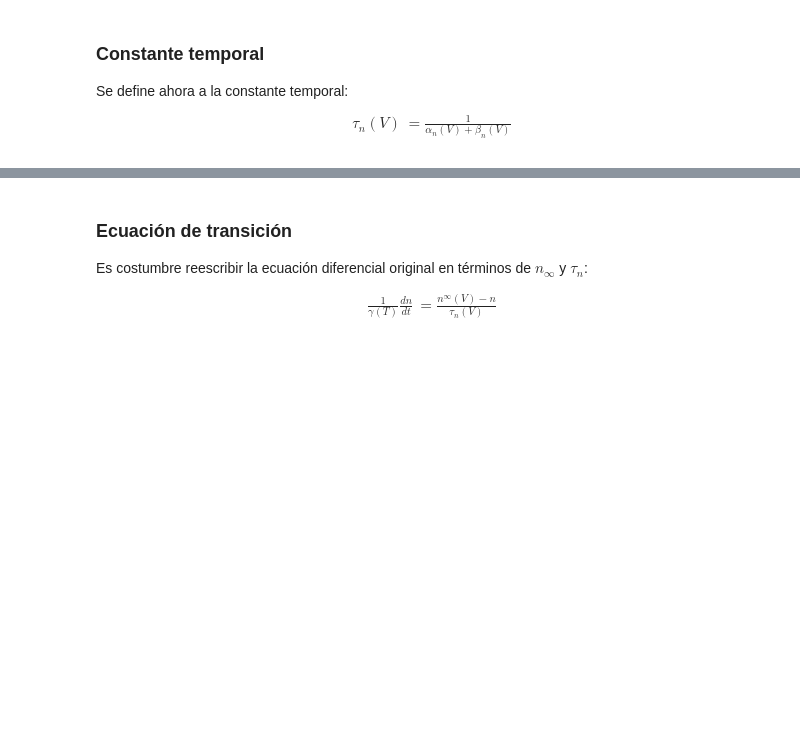
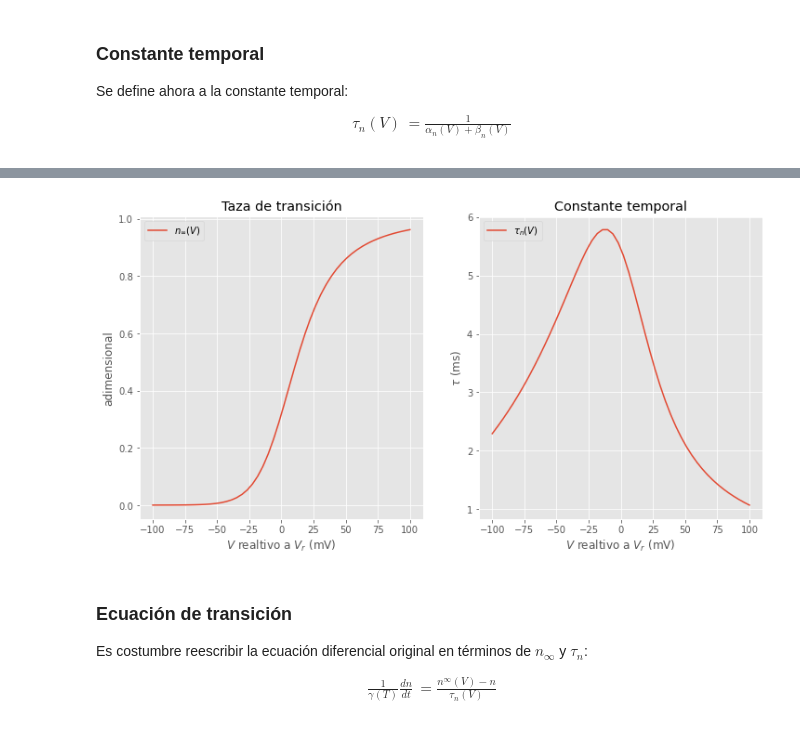
Before and after one commit to VMijangos/Redes_Neuronales, a Jupyter notebook: Notebooks/00 Modelo de Hudgkin-Huxley/Modelo de una compuerta.ipynb, the cells around one changed output, grey strips where cells are left out. Saved outputs shown, nothing was run; the diff lists cells and outputs as text; code cells hidden in the pictures; blank space fills up the shorter version.

```diff
--- a/Notebooks/00 Modelo de Hudgkin-Huxley/Modelo de una compuerta.ipynb
+++ b/Notebooks/00 Modelo de Hudgkin-Huxley/Modelo de una compuerta.ipynb
@@ -44,3 +49,39 @@ Se define ahora a la constante temporal:
+# %%
+def n_inf(alfa, beta):
+    """
+    Probabilidad de que una compuerta esté abierta.
+    """
+    return alfa / (alfa + beta)
+
+def tau_inf(alfa, beta):
+    """
+    Constante temporal.
+    """
+    return 1/(alfa + beta)
+# %%
+def plotParameters():
+    """
+    Grafica alfa y beta como función del voltaje.
+    """
+    fig, axes = plt.subplots(1, 2, figsize=(12,6))
+    V = np.linspace(-100, 100)
+
+    alpha = alpha_n(V)
+    beta = beta_n(V)
+    axes[0].plot(V, n_inf(alpha, beta), label="$n_{\infty}(V)$")
+    axes[1].plot(V, tau_inf(alpha, beta), label="$\\tau_{n}(V)$")
+
+    axes[0].set_title("Taza de transición")
+    axes[0].set_xlabel("$V$ realtivo a $V_r$ (mV)")
+    axes[0].set_ylabel("adimensional")
+    axes[0].legend(loc=2)
+    axes[1].set_title("Constante temporal")
+    axes[1].set_xlabel("$V$ realtivo a $V_r$ (mV)")
+    axes[1].set_ylabel("$\\tau$ (ms)")
+    axes[1].legend(loc=2)
+plotParameters()
+# %% [output]
+[figure, added]
 # %% [markdown]
 ### Ecuación de transición
 
```
Also changed, not shown: parts of 10 cells of this notebook, 1 other file.
